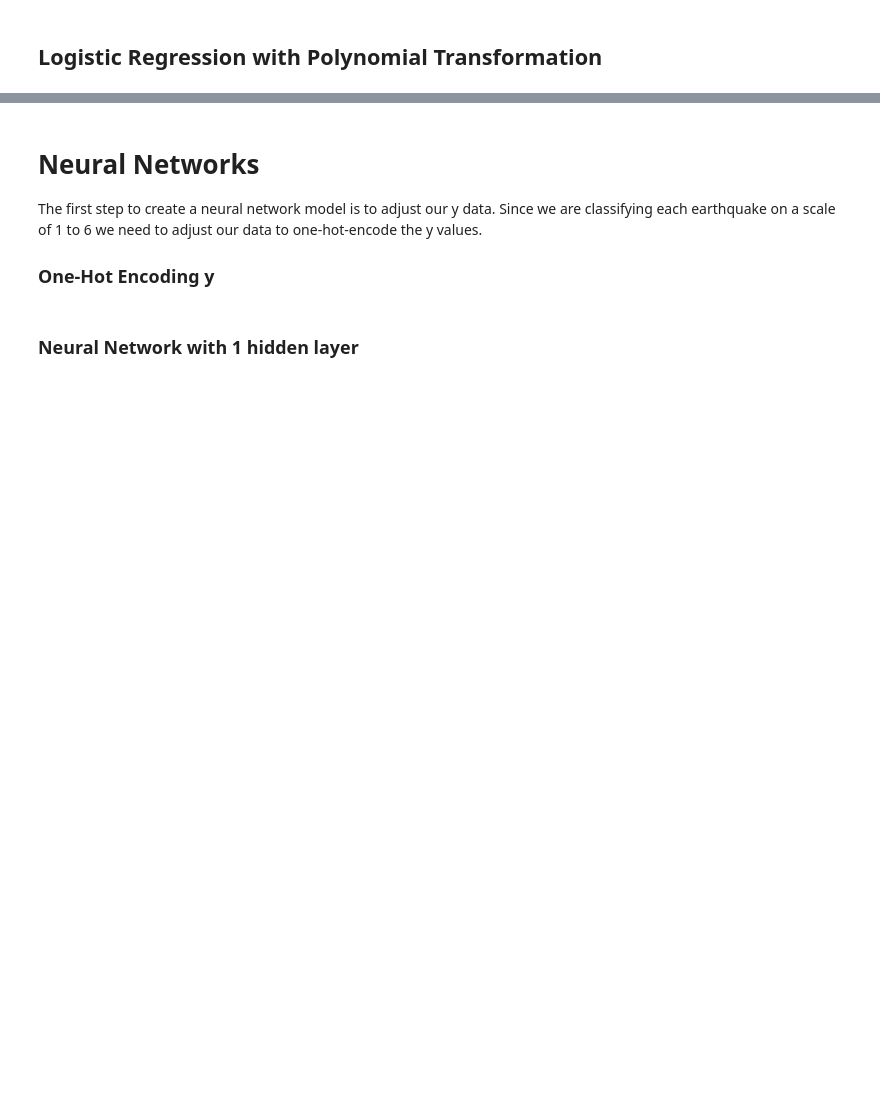
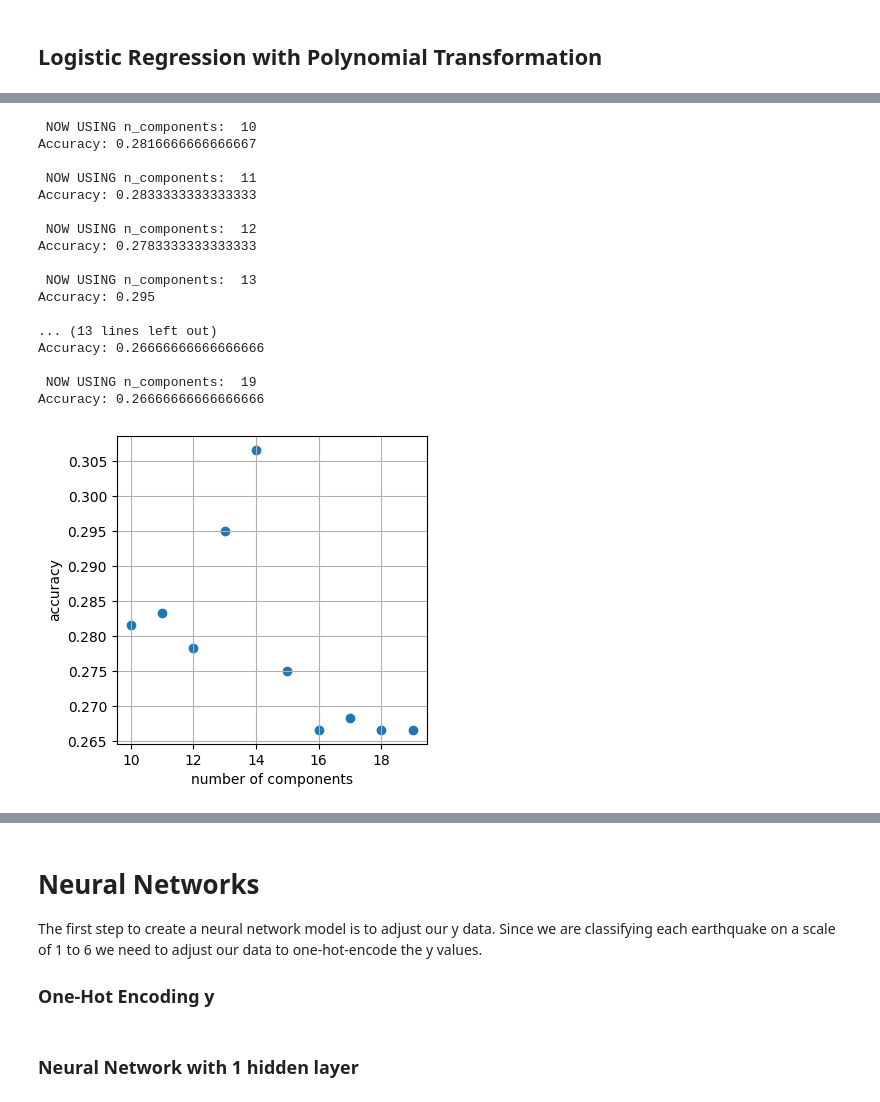
Before and after one commit to Goosy-Goose/CS-UY-4563-final-project, a Jupyter notebook: final_project.ipynb, the cells around one changed output, grey strips where cells are left out. Drawn from its saved outputs; the diff is of its cells as text; code cells hidden in the pictures; blank space fills up the shorter version.

```diff
--- a/final_project.ipynb
+++ b/final_project.ipynb
@@ -357,0 +391,7 @@ fscore:  [0.344      0.43734644 0.32885906 0.32352941 0.14117647 0.        ]
+# %%
+kernel_types = ['rbf', 'poly', 'sigmoid']
+for k_type in kernel_types:
+    print("\nThe", k_type,"kernel function has accuracy:")
+    svm_model = SVC(kernel=k_type, C=1.0)
+    svm_model.fit(X_tr, np.ravel(y_tr))
+    svm_predict_report(X_test,y_test,svm_model)
@@ -357,0 +418,7 @@ fscore:  [0.344      0.43734644 0.32885906 0.32352941 0.14117647 0.        ]
+# %%
+kernel_types = ['rbf', 'poly', 'sigmoid']
+for k_type in kernel_types:
+    print("\nThe", k_type,"kernel function has accuracy:")
+    svm_model = SVC(kernel=k_type, C=1.0)
+    svm_model.fit(X_tr, np.ravel(y_tr))
+    svm_predict_report(X_tr,y_tr,svm_model)
@@ -357,0 +447,47 @@ fscore:  [0.344      0.43734644 0.32885906 0.32352941 0.14117647 0.        ]
+# %%
+def pca_accuracy(num_comp):
+    print("\n NOW USING n_components: ", num_comp)
+    pca = PCA(n_components=num_comp)
+    X_tr_pca = pca.fit_transform(X_tr)
+    X_test_pca = pca.fit_transform(X_test)
+
+    svm_model_pca = SVC(kernel='rbf', C=1.0)
+    svm_model_pca.fit(X_tr_pca, np.ravel(y_tr))
+    # svm_predict_report(X_test_pca,y_test,svm_model_pca)
+
+    y_pred = svm_model_pca.predict(X_test_pca)
+    print("Accuracy:", accuracy_score(y_test, y_pred))
+    return accuracy_score(y_test, y_pred)
+# %%
+pca_acc_x_vals = []
+pca_acc_y_vals = []
+for i in range(10,20):
+    acc = pca_accuracy(i)
+    pca_acc_x_vals.append(i)
+    pca_acc_y_vals.append(acc)
+
+plt.figure(figsize=(4, 4))
+plt.scatter(pca_acc_x_vals, pca_acc_y_vals)
+plt.xlabel('number of components')
+plt.ylabel('accuracy')
+plt.grid()
+plt.show()
+# %% [output]
+ NOW USING n_components:  10
+Accuracy: 0.2816666666666667
+
+ NOW USING n_components:  11
+Accuracy: 0.2833333333333333
+
+ NOW USING n_components:  12
+Accuracy: 0.2783333333333333
+
+ NOW USING n_components:  13
+Accuracy: 0.295
+
+... (13 lines left out)
+Accuracy: 0.26666666666666666
+
+ NOW USING n_components:  19
+Accuracy: 0.26666666666666666
+[figure, added]
```
Also changed, not shown: parts of 43 cells of this notebook, 2 other files.
